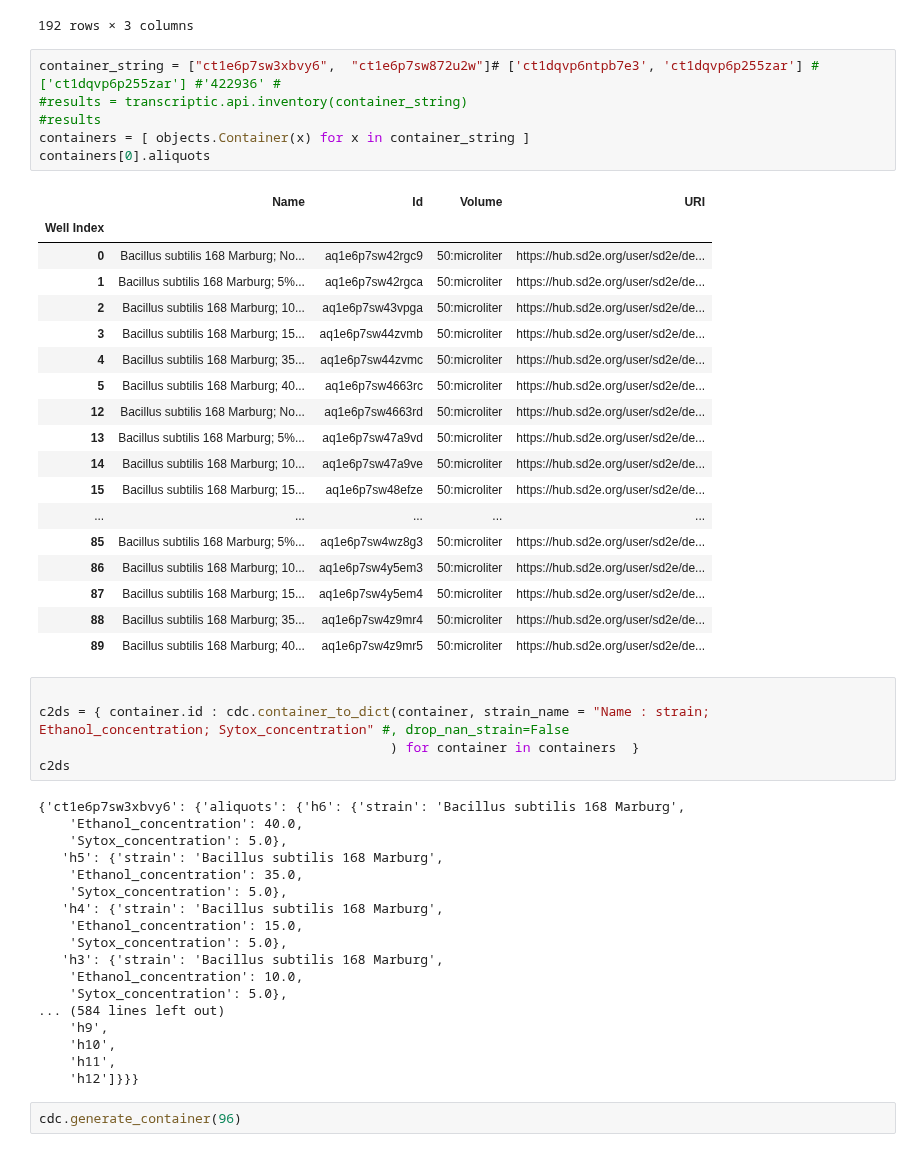
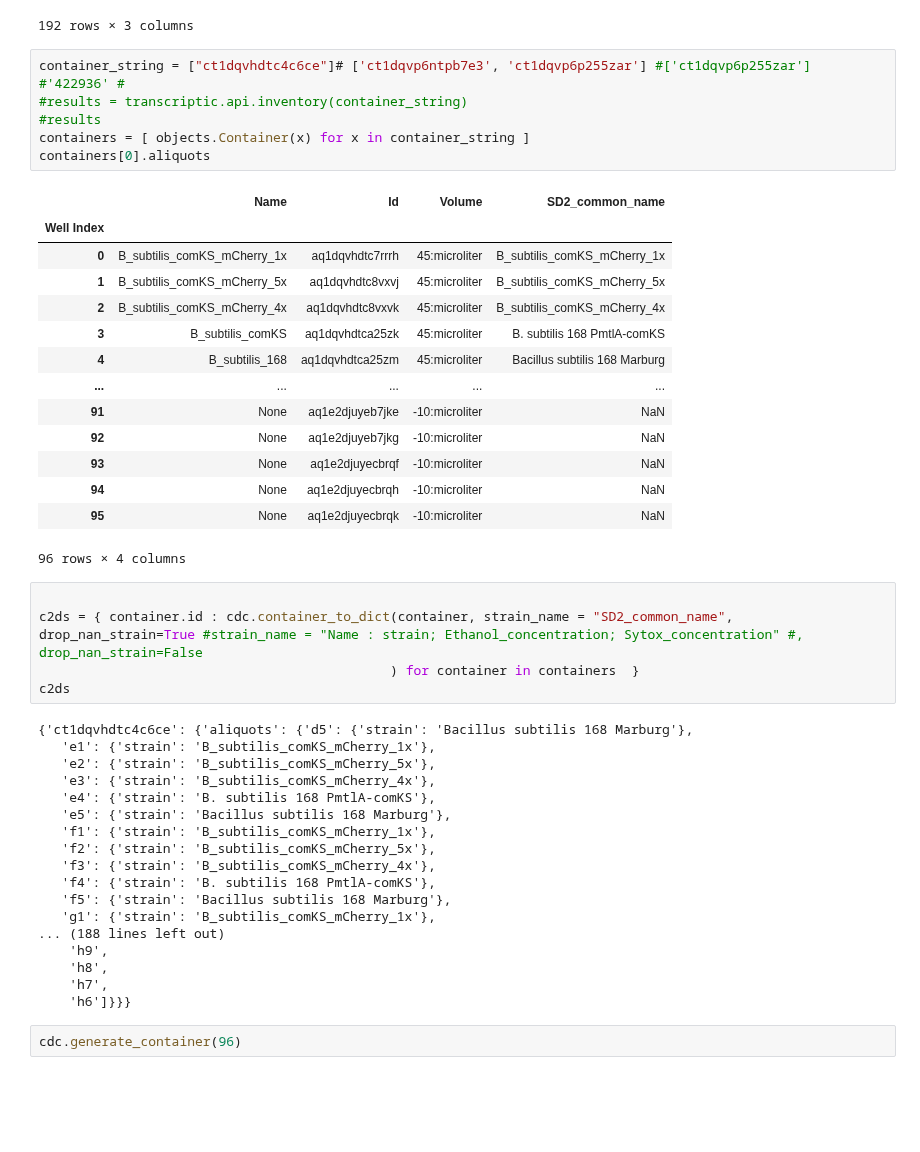
Before and after one commit to SD2E/pysd2cat, a Jupyter notebook: notebooks/scratch.ipynb, the cells around one changed output. Cells and saved outputs as stored; diff of their text form; blank space fills up the shorter version.

```diff
--- a/notebooks/scratch.ipynb
+++ b/notebooks/scratch.ipynb
@@ -112,53 +131,49 @@ df[['aliquot', 'container', 'strain']].sort_values(by=['container', 'aliquot', '
 | 1719 | h9 | ct1dqvp6p255zar | UWBF_24960 |
 192 rows × 3 columns
 # %%
-container_string = ["ct1e6p7sw3xbvy6",  "ct1e6p7sw872u2w"]# ['ct1dqvp6ntpb7e3', 'ct1dqvp6p255zar'] #['ct1dqvp6p255zar'] #'422936' #
+container_string = ["ct1dqvhdtc4c6ce"]# ['ct1dqvp6ntpb7e3', 'ct1dqvp6p255zar'] #['ct1dqvp6p255zar'] #'422936' #
 #results = transcriptic.api.inventory(container_string)
 #results
 containers = [ objects.Container(x) for x in container_string ]
 containers[0].aliquots
 # %% [output]
-|  | Name | Id | Volume | URI |
+|  | Name | Id | Volume | SD2_common_name |
 | Well Index |  |  |  |  |
-| 0 | Bacillus subtilis 168 Marburg; No... | aq1e6p7sw42rgc9 | 50:microliter | https://hub.sd2e.org/user/sd2e/de... |
-| 1 | Bacillus subtilis 168 Marburg; 5%... | aq1e6p7sw42rgca | 50:microliter | https://hub.sd2e.org/user/sd2e/de... |
-| 2 | Bacillus subtilis 168 Marburg; 10... | aq1e6p7sw43vpga | 50:microliter | https://hub.sd2e.org/user/sd2e/de... |
-| 3 | Bacillus subtilis 168 Marburg; 15... | aq1e6p7sw44zvmb | 50:microliter | https://hub.sd2e.org/user/sd2e/de... |
-| 4 | Bacillus subtilis 168 Marburg; 35... | aq1e6p7sw44zvmc | 50:microliter | https://hub.sd2e.org/user/sd2e/de... |
-| 5 | Bacillus subtilis 168 Marburg; 40... | aq1e6p7sw4663rc | 50:microliter | https://hub.sd2e.org/user/sd2e/de... |
-| 12 | Bacillus subtilis 168 Marburg; No... | aq1e6p7sw4663rd | 50:microliter | https://hub.sd2e.org/user/sd2e/de... |
-| 13 | Bacillus subtilis 168 Marburg; 5%... | aq1e6p7sw47a9vd | 50:microliter | https://hub.sd2e.org/user/sd2e/de... |
-| 14 | Bacillus subtilis 168 Marburg; 10... | aq1e6p7sw47a9ve | 50:microliter | https://hub.sd2e.org/user/sd2e/de... |
-| 15 | Bacillus subtilis 168 Marburg; 15... | aq1e6p7sw48efze | 50:microliter | https://hub.sd2e.org/user/sd2e/de... |
+| 0 | B_subtilis_comKS_mCherry_1x | aq1dqvhdtc7rrrh | 45:microliter | B_subtilis_comKS_mCherry_1x |
+| 1 | B_subtilis_comKS_mCherry_5x | aq1dqvhdtc8vxvj | 45:microliter | B_subtilis_comKS_mCherry_5x |
+| 2 | B_subtilis_comKS_mCherry_4x | aq1dqvhdtc8vxvk | 45:microliter | B_subtilis_comKS_mCherry_4x |
+| 3 | B_subtilis_comKS | aq1dqvhdtca25zk | 45:microliter | B. subtilis 168 PmtlA-comKS |
+| 4 | B_subtilis_168 | aq1dqvhdtca25zm | 45:microliter | Bacillus subtilis 168 Marburg |
 | ... | ... | ... | ... | ... |
-| 85 | Bacillus subtilis 168 Marburg; 5%... | aq1e6p7sw4wz8g3 | 50:microliter | https://hub.sd2e.org/user/sd2e/de... |
-| 86 | Bacillus subtilis 168 Marburg; 10... | aq1e6p7sw4y5em3 | 50:microliter | https://hub.sd2e.org/user/sd2e/de... |
-| 87 | Bacillus subtilis 168 Marburg; 15... | aq1e6p7sw4y5em4 | 50:microliter | https://hub.sd2e.org/user/sd2e/de... |
-| 88 | Bacillus subtilis 168 Marburg; 35... | aq1e6p7sw4z9mr4 | 50:microliter | https://hub.sd2e.org/user/sd2e/de... |
-| 89 | Bacillus subtilis 168 Marburg; 40... | aq1e6p7sw4z9mr5 | 50:microliter | https://hub.sd2e.org/user/sd2e/de... |
+| 91 | None | aq1e2djuyeb7jke | -10:microliter | NaN |
+| 92 | None | aq1e2djuyeb7jkg | -10:microliter | NaN |
+| 93 | None | aq1e2djuyecbrqf | -10:microliter | NaN |
+| 94 | None | aq1e2djuyecbrqh | -10:microliter | NaN |
+| 95 | None | aq1e2djuyecbrqk | -10:microliter | NaN |
+96 rows × 4 columns
 # %%
 
-c2ds = { container.id : cdc.container_to_dict(container, strain_name = "Name : strain; Ethanol_concentration; Sytox_concentration" #, drop_nan_strain=False
+c2ds = { container.id : cdc.container_to_dict(container, strain_name = "SD2_common_name", drop_nan_strain=True #strain_name = "Name : strain; Ethanol_concentration; Sytox_concentration" #, drop_nan_strain=False
                                              ) for container in containers  }
 c2ds
 # %% [output]
-{'ct1e6p7sw3xbvy6': {'aliquots': {'h6': {'strain': 'Bacillus subtilis 168 Marburg',
-    'Ethanol_concentration': 40.0,
-    'Sytox_concentration': 5.0},
-   'h5': {'strain': 'Bacillus subtilis 168 Marburg',
-    'Ethanol_concentration': 35.0,
-    'Sytox_concentration': 5.0},
-   'h4': {'strain': 'Bacillus subtilis 168 Marburg',
-    'Ethanol_concentration': 15.0,
-    'Sytox_concentration': 5.0},
-   'h3': {'strain': 'Bacillus subtilis 168 Marburg',
-    'Ethanol_concentration': 10.0,
-    'Sytox_concentration': 5.0},
-... (584 lines left out)
+{'ct1dqvhdtc4c6ce': {'aliquots': {'d5': {'strain': 'Bacillus subtilis 168 Marburg'},
+   'e1': {'strain': 'B_subtilis_comKS_mCherry_1x'},
+   'e2': {'strain': 'B_subtilis_comKS_mCherry_5x'},
+   'e3': {'strain': 'B_subtilis_comKS_mCherry_4x'},
+   'e4': {'strain': 'B. subtilis 168 PmtlA-comKS'},
+   'e5': {'strain': 'Bacillus subtilis 168 Marburg'},
+   'f1': {'strain': 'B_subtilis_comKS_mCherry_1x'},
+   'f2': {'strain': 'B_subtilis_comKS_mCherry_5x'},
+   'f3': {'strain': 'B_subtilis_comKS_mCherry_4x'},
+   'f4': {'strain': 'B. subtilis 168 PmtlA-comKS'},
+   'f5': {'strain': 'Bacillus subtilis 168 Marburg'},
+   'g1': {'strain': 'B_subtilis_comKS_mCherry_1x'},
+... (188 lines left out)
     'h9',
-    'h10',
-    'h11',
-    'h12']}}}
+    'h8',
+    'h7',
+    'h6']}}}
 # %%
 cdc.generate_container(96)
 # %% [output]
```
Also changed, not shown: parts of 2 cells of this notebook, 2 other files.
